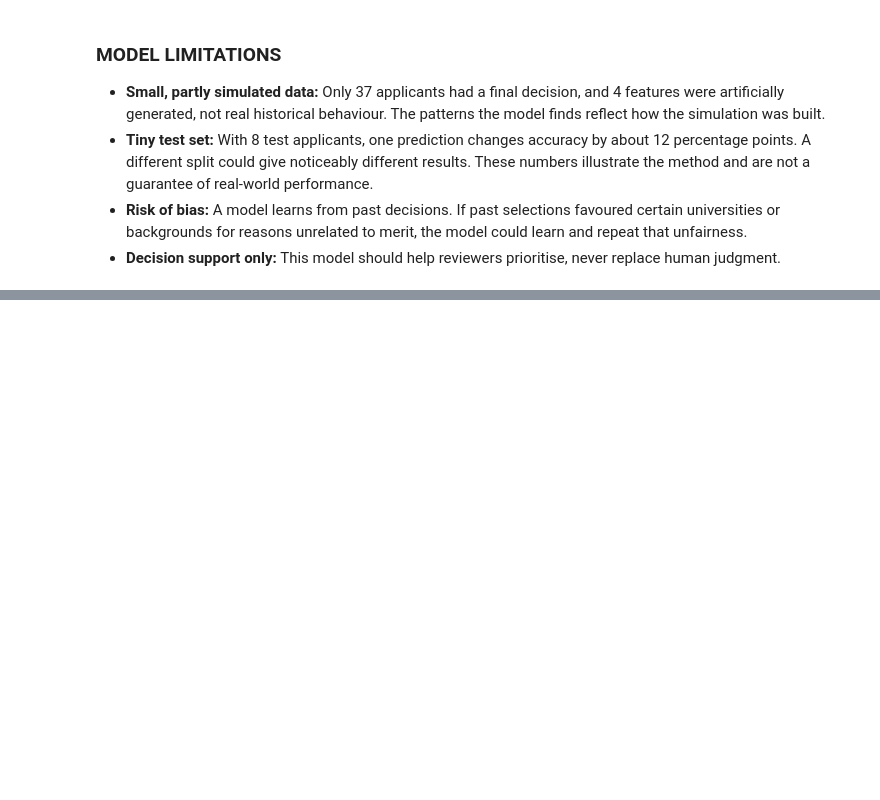
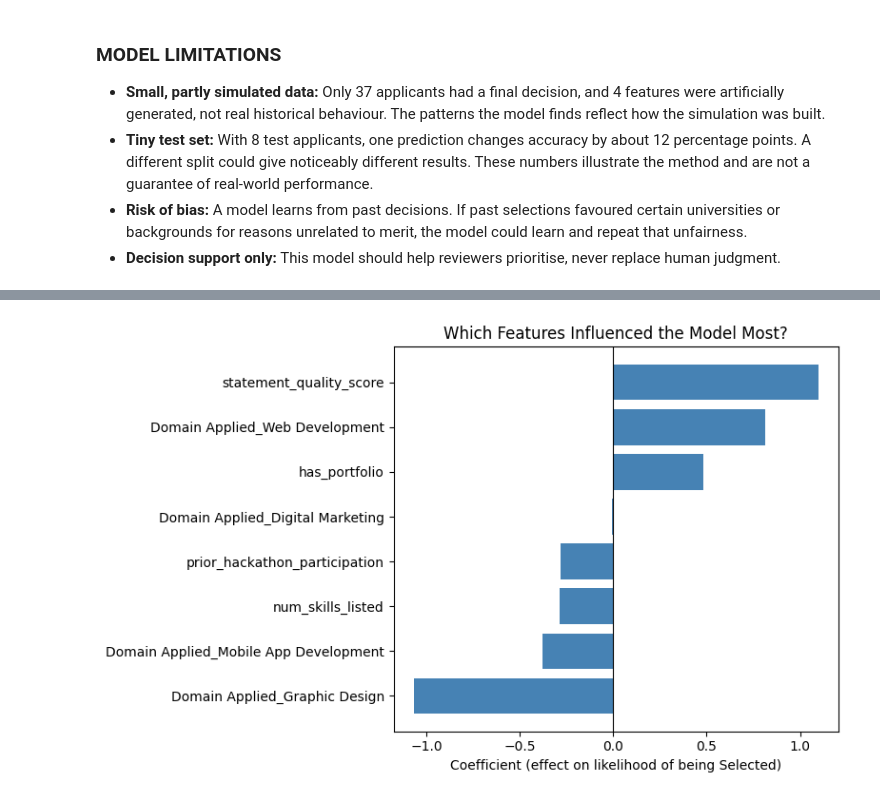
Before and after one commit to maryam-fatima123/applicants-data-cleaning, a Jupyter notebook: week4-capstone/Week4_Capstone_Maryam_Fatima.ipynb, the cells around one changed output, grey strips where cells are left out. Cells and saved outputs as stored; diff of their text form; code cells hidden in the pictures; blank space fills up the shorter version.

Commit message:
Day 5: feature coefficients and interpretation

```diff
--- a/week4-capstone/Week4_Capstone_Maryam_Fatima.ipynb
+++ b/week4-capstone/Week4_Capstone_Maryam_Fatima.ipynb
@@ -334,0 +344,7 @@ Recall: 40.00%
+# %%
+coefficients = pd.DataFrame({
+    "Feature": X.columns,
+    "Coefficient": model.coef_[0]
+}).sort_values(by="Coefficient", ascending=False)
+
+coefficients
@@ -334,0 +361,12 @@ Recall: 40.00%
+# %%
+plot_data = coefficients.sort_values(by="Coefficient")
+
+plt.figure(figsize=(8, 5))
+plt.barh(plot_data["Feature"], plot_data["Coefficient"], color="steelblue")
+plt.axvline(0, color="black", linewidth=0.8)
+plt.xlabel("Coefficient (effect on likelihood of being Selected)")
+plt.title("Which Features Influenced the Model Most?")
+plt.tight_layout()
+plt.show()
+# %% [output]
+[figure, added]
```
Also changed, not shown: parts of 6 cells of this notebook.
